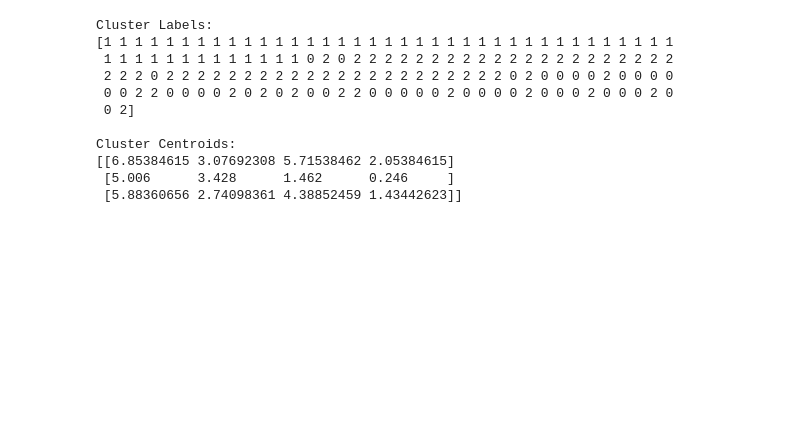
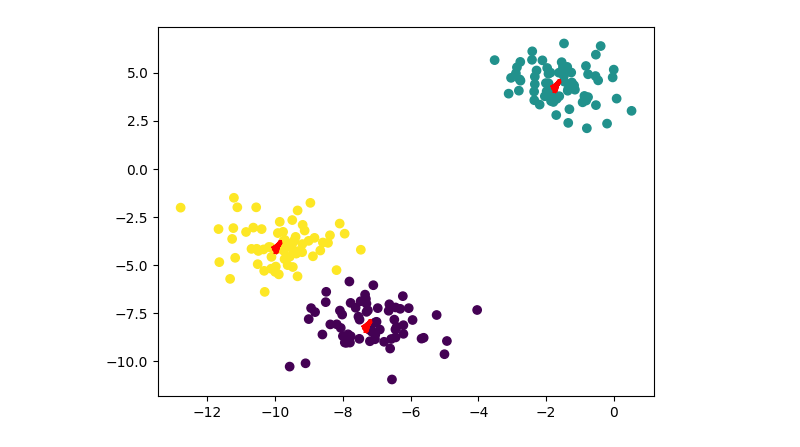
Before and after one commit to CSVaishakh/BigData-Analytics, a Jupyter notebook: K-Means Clustering.ipynb, the cells around one changed output. Saved outputs shown, nothing was run; the diff lists cells and outputs as text; code cells hidden in the pictures; blank space fills up the shorter version.

```diff
--- a/K-Means Clustering.ipynb
+++ b/K-Means Clustering.ipynb
@@ -8,33 +5,13 @@ AttributeError: module 'matplotlib.cm' has no attribute 'register_cmap'
 # %%
-iris = load_iris()
-
-X = pd.DataFrame(
-    iris.data,
-    columns=iris.feature_names
-)
+X,y = make_blobs(n_samples=200, n_features=2, centers=3, random_state=1)
 
 kmeans = KMeans(n_clusters=3, random_state=42)
 kmeans.fit(X)
 
-labels = kmeans.labels_
-centroids = kmeans.cluster_centers_
-
-sns.scatterplot(data=X, x='sepal length (cm)', y='sepal width (cm)', hue='Cluster', palette='viridis')
-
-print("Cluster Labels:")
-print(labels)
-
-print("\nCluster Centroids:")
-print(centroids)
+plt.scatter(X[:,0],X[:,1], c=kmeans.labels_, cmap='viridis')
+plt.scatter(kmeans.cluster_centers_[:,0],
+            kmeans.cluster_centers_[:,1], c='red',
+            s = 200, marker=X)
+plt.show()
 # %% [output]
-Cluster Labels:
-[1 1 1 1 1 1 1 1 1 1 1 1 1 1 1 1 1 1 1 1 1 1 1 1 1 1 1 1 1 1 1 1 1 1 1 1 1
- 1 1 1 1 1 1 1 1 1 1 1 1 1 0 2 0 2 2 2 2 2 2 2 2 2 2 2 2 2 2 2 2 2 2 2 2 2
- 2 2 2 0 2 2 2 2 2 2 2 2 2 2 2 2 2 2 2 2 2 2 2 2 2 2 0 2 0 0 0 0 2 0 0 0 0
- 0 0 2 2 0 0 0 0 2 0 2 0 2 0 0 2 2 0 0 0 0 0 2 0 0 0 0 2 0 0 0 2 0 0 0 2 0
- 0 2]
-
-Cluster Centroids:
-[[6.85384615 3.07692308 5.71538462 2.05384615]
- [5.006      3.428      1.462      0.246     ]
- [5.88360656 2.74098361 4.38852459 1.43442623]]
+[figure, added]
```
Also changed, not shown: parts of 1 cell of this notebook.
